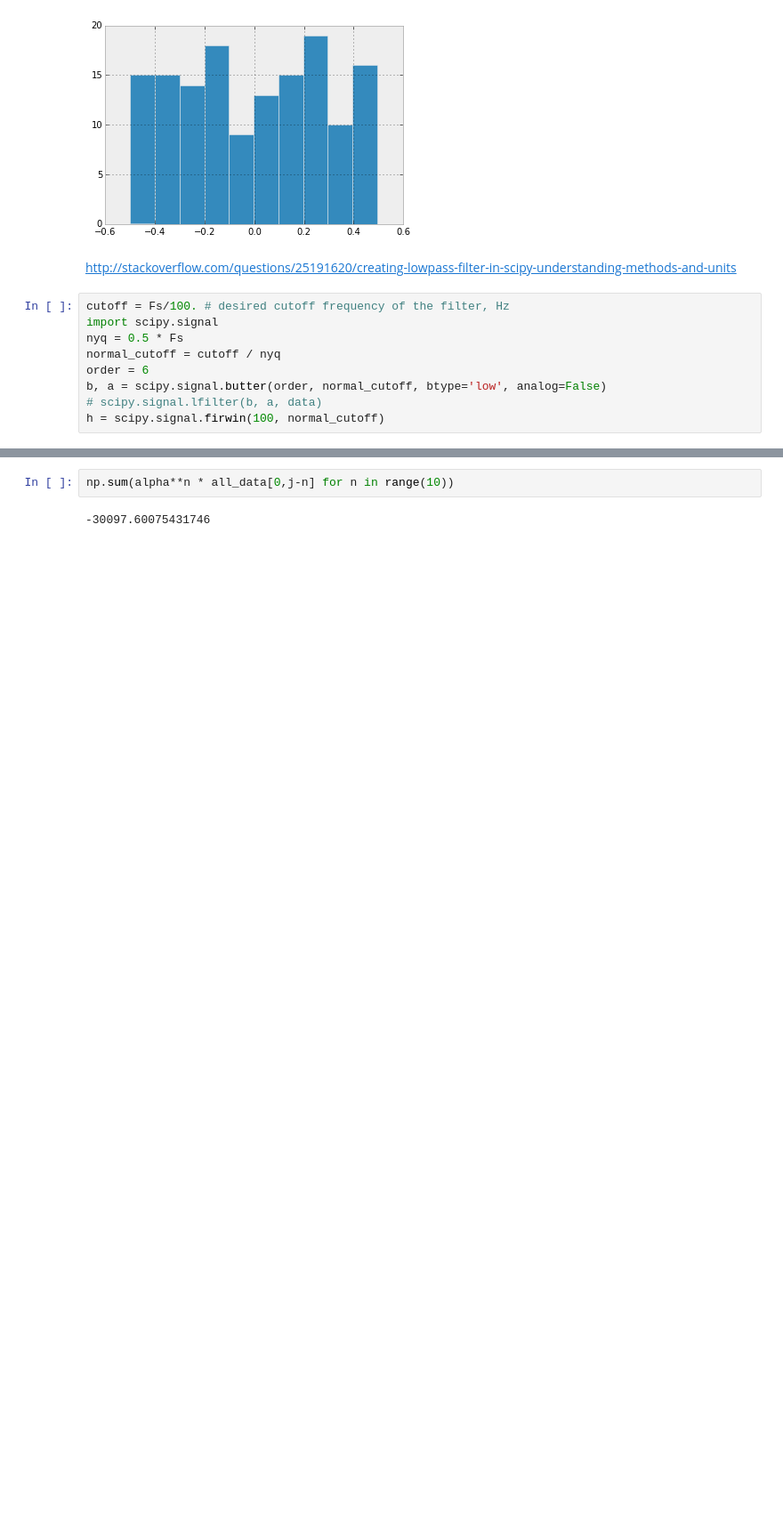
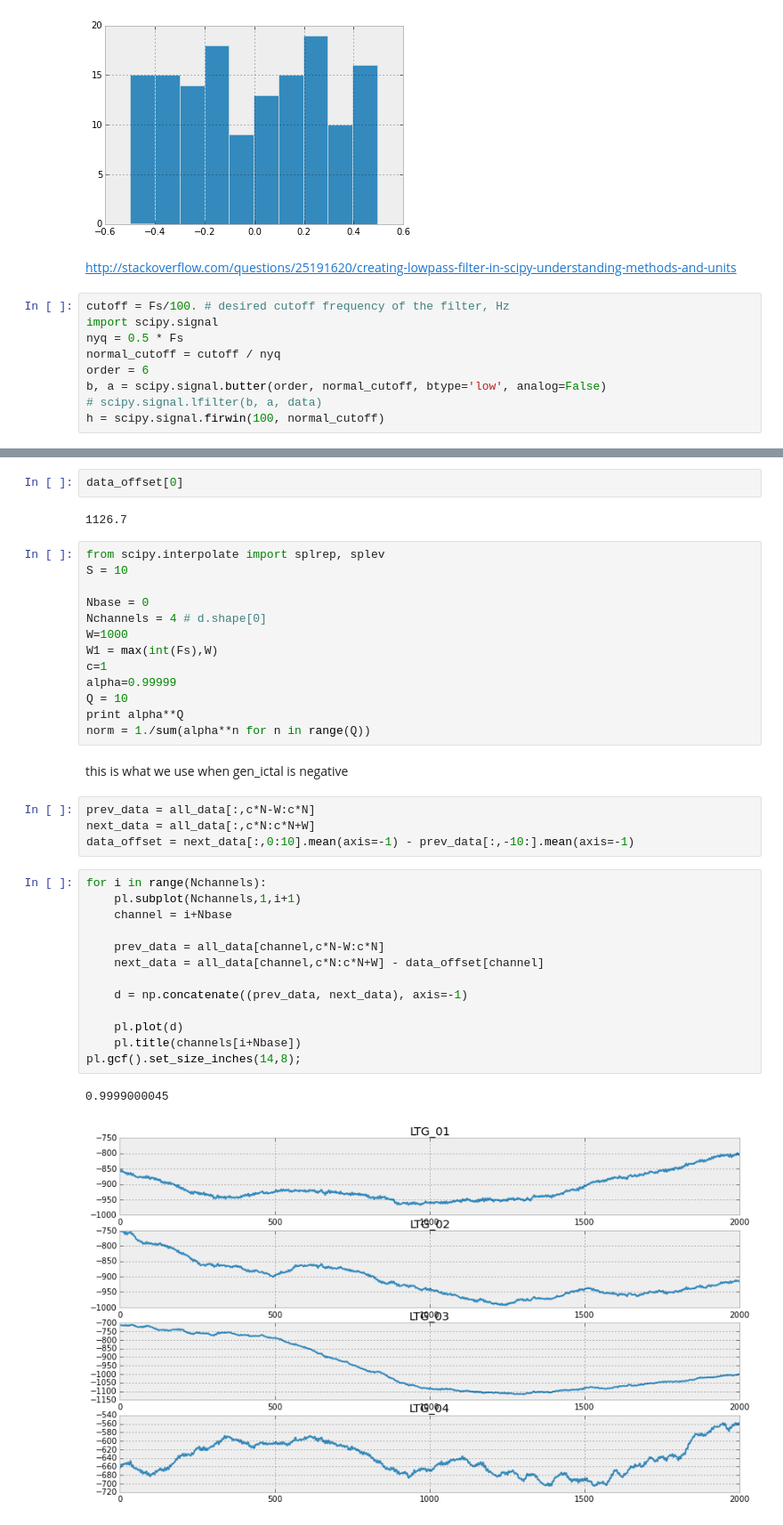
Before and after one commit to nttrungmt/seizure-prediction, a Jupyter notebook: notebooks/140922-signal-jump.ipynb, the cells around one changed output, grey strips where cells are left out. Shown at 89% size. Cells and saved outputs as stored; diff of their text form; blank space fills up the shorter version.

```diff
--- a/notebooks/140922-signal-jump.ipynb
+++ b/notebooks/140922-signal-jump.ipynb
@@ -170,4 +149,39 @@ alpha**10
-# %%
-np.sum(alpha**n * all_data[0,j-n] for n in range(10))
-# %% [output]
--30097.60075431746
+# %%
+data_offset[0]
+# %% [output]
+1126.7
+# %%
+from scipy.interpolate import splrep, splev
+S = 10
+
+Nbase = 0
+Nchannels = 4 # d.shape[0]
+W=1000
+W1 = max(int(Fs),W)
+c=1
+alpha=0.99999
+Q = 10
+print alpha**Q
+norm = 1./sum(alpha**n for n in range(Q))
+# %% [markdown]
+this is what we use when gen_ictal is negative
+# %%
+prev_data = all_data[:,c*N-W:c*N]
+next_data = all_data[:,c*N:c*N+W]
+data_offset = next_data[:,0:10].mean(axis=-1) - prev_data[:,-10:].mean(axis=-1)
+# %%
+for i in range(Nchannels):
+    pl.subplot(Nchannels,1,i+1)
+    channel = i+Nbase
+
+    prev_data = all_data[channel,c*N-W:c*N]
+    next_data = all_data[channel,c*N:c*N+W] - data_offset[channel]
+
+    d = np.concatenate((prev_data, next_data), axis=-1)
+
+    pl.plot(d)
+    pl.title(channels[i+Nbase])
+pl.gcf().set_size_inches(14,8);
+# %% [output]
+0.9999000045
+[figure, added]
```
Also changed, not shown: parts of 17 cells of this notebook, 14 other files.
